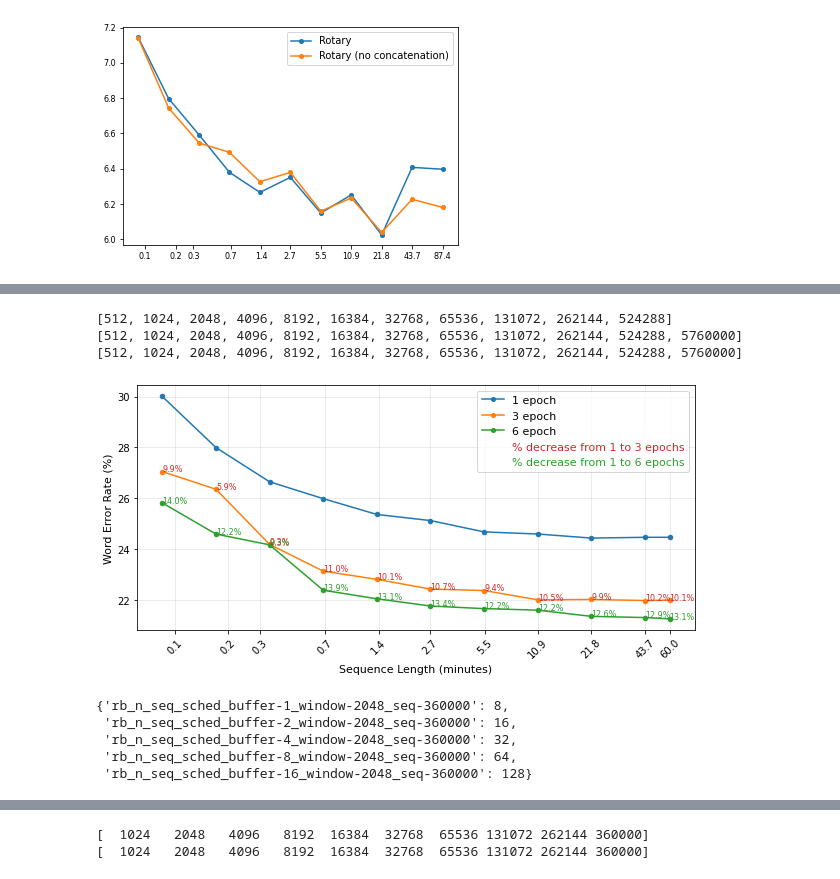
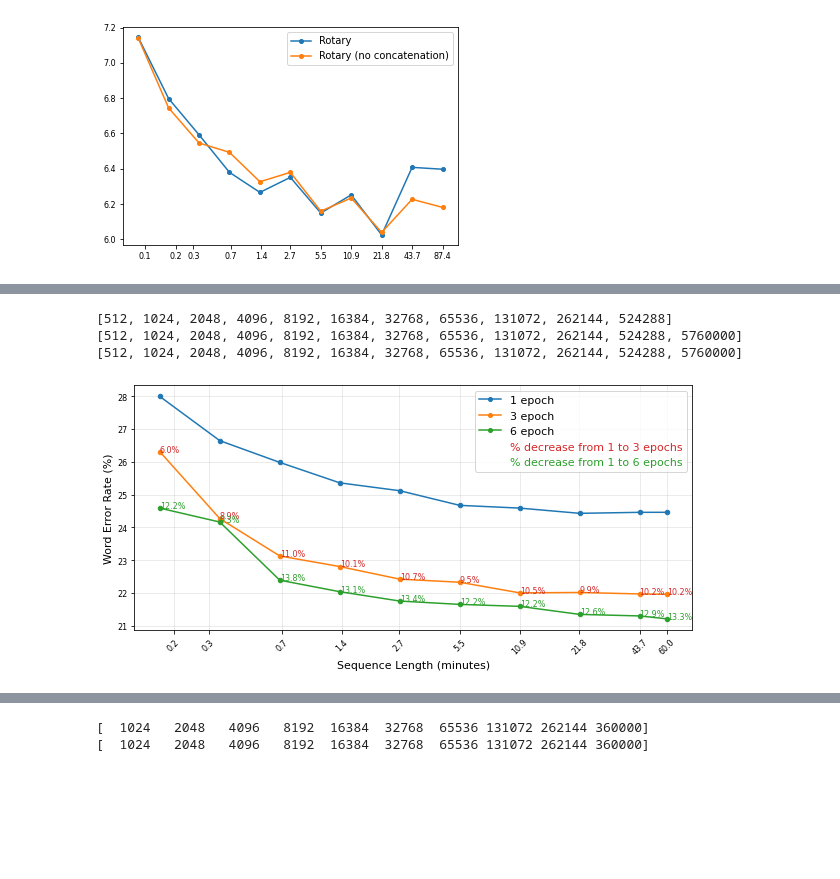
Before and after one commit to robflynnyh/long-context-asr, a Jupyter notebook: eval/results/eval.ipynb, the cells around one changed output, grey strips where cells are left out. Saved outputs shown, nothing was run; the diff lists cells and outputs as text; code cells hidden in the pictures; blank space fills up the shorter version.

```diff
--- a/eval/results/eval.ipynb
+++ b/eval/results/eval.ipynb
@@ -824,6 +858,7 @@ def get_windowed_data(csv, dataset='earnings22_full', subsampling=8, average_dup
         if id not in data_dict: data_dict[id] = [wer_entry]
         else: data_dict[id].append(wer_entry)
     print(sorted(list(data_dict.keys())))
+    if 512 in data_dict: del data_dict[512]
     if 5760000 in data_dict: del data_dict[5760000]
     if 524288 in data_dict:
         data_dict[360000] = data_dict[524288]
@@ -884,39 +919,31 @@ legend_texts[4].set_color('tab:green')   #
 
 ax=plt.gca()
 ax.set_xscale('log', basex=2)
 ax.set_xticks([round(el/100/60, 1) for el in sorted(data.keys())])
 ax.get_xaxis().set_major_formatter(matplotlib.ticker.ScalarFormatter())
 plt.rc('xtick', labelsize=tw+2)
 plt.xticks(rotation=rot)
 plt.rc('ytick', labelsize=tw+2)
 
 plt.xlabel('Sequence Length (minutes)', fontsize=tw+3)
 plt.ylabel('Word Error Rate (%)', fontsize=tw+3)
 ax.grid(True, axis='both', alpha=0.3)
 
 pdcrease_1_3_epochs = get_pdcrease_at_x(data, data2)
 pdcrease_1_6_epochs = get_pdcrease_at_x(data, data3)
 # add pdcrease as text
 for key in pdcrease_1_3_epochs.keys():
     plt.text(key/100/60, data2[key], f'{pdcrease_1_3_epochs[key]:.1f}%', fontsize=tw, color='tab:red')
 for key in pdcrease_1_6_epochs.keys():
     plt.text(key/100/60, data3[key], f'{pdcrease_1_6_epochs[key]:.1f}%', fontsize=tw, color='tab:green')
 
 # increase the width of the plot
 plt.gcf().set_size_inches(10, 4.5) # default is
 # increae x and y axis text
 plt.savefig('./windowed_attn_pdecrease_across_epochs.pdf', transparent = True, bbox_inches = 'tight')
 plt.show()
 # %% [output]
 [512, 1024, 2048, 4096, 8192, 16384, 32768, 65536, 131072, 262144, 524288]
 [512, 1024, 2048, 4096, 8192, 16384, 32768, 65536, 131072, 262144, 524288, 5760000]
 [512, 1024, 2048, 4096, 8192, 16384, 32768, 65536, 131072, 262144, 524288, 5760000]
-[figure, old version]
+[figure, new version]
-# %%
-buffers
-# %% [output]
-{'rb_n_seq_sched_buffer-1_window-2048_seq-360000': 8,
- 'rb_n_seq_sched_buffer-2_window-2048_seq-360000': 16,
- 'rb_n_seq_sched_buffer-4_window-2048_seq-360000': 32,
- 'rb_n_seq_sched_buffer-8_window-2048_seq-360000': 64,
- 'rb_n_seq_sched_buffer-16_window-2048_seq-360000': 128}
```
Also changed, not shown: parts of 16 cells of this notebook, 14 other files.
